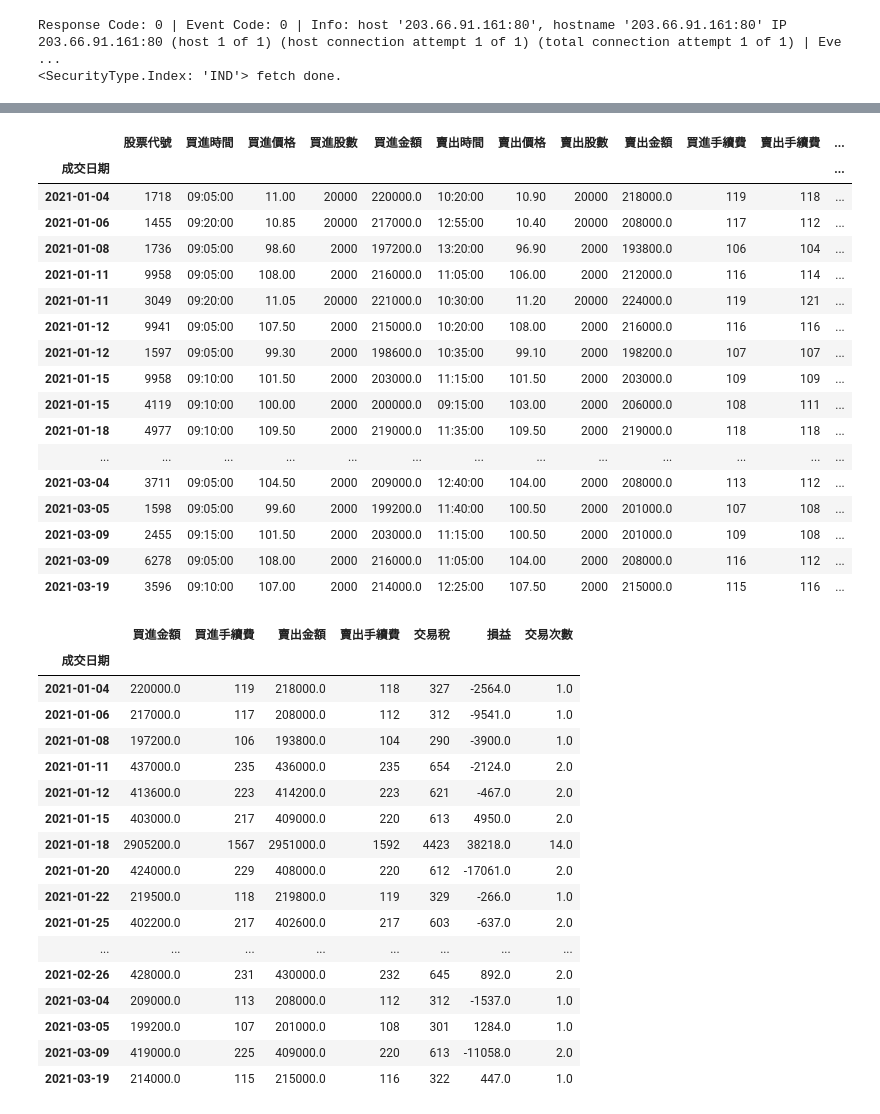
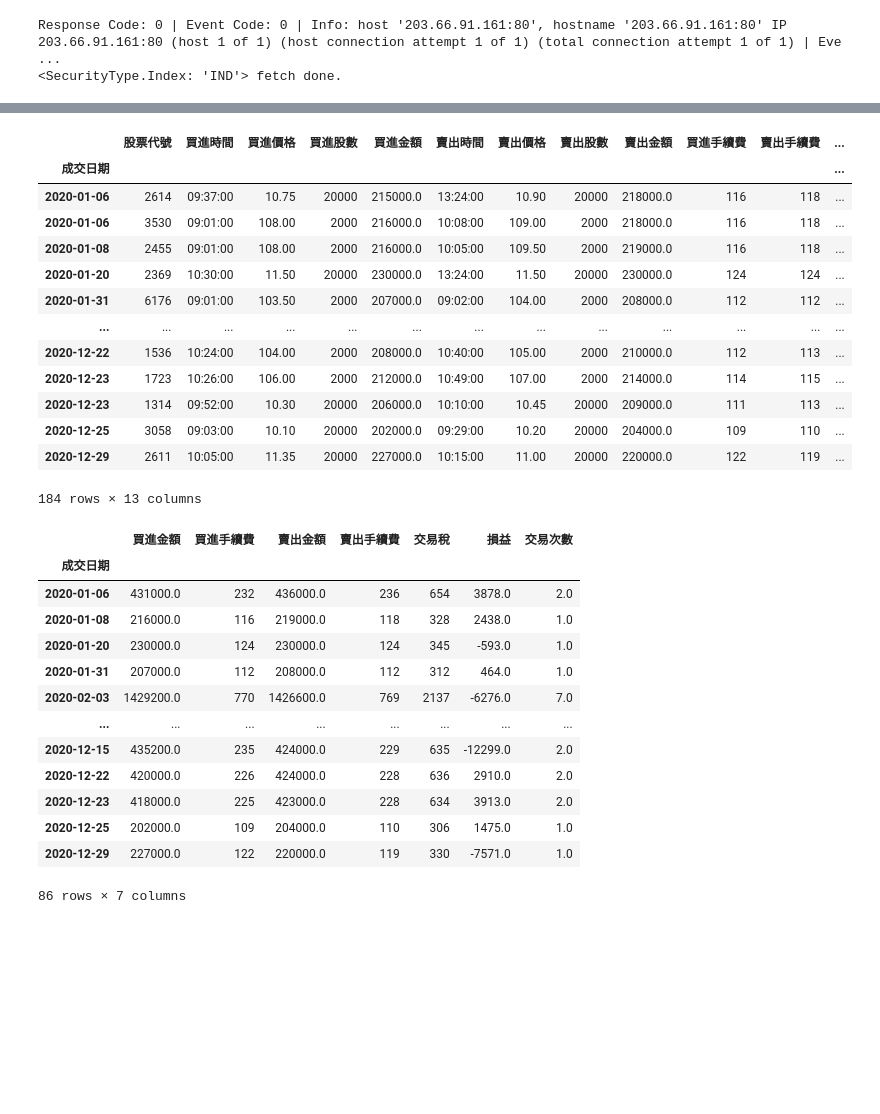
Before and after one commit to howielujah/python-program-trading, a Jupyter notebook: Ch03_09_2.ipynb, the cells around one changed output, grey strips where cells are left out. Drawn from its saved outputs; the diff is of its cells as text; code cells hidden in the pictures; blank space fills up the shorter version.

```diff
--- a/Ch03_09_2.ipynb
+++ b/Ch03_09_2.ipynb
@@ -56,7 +56,7 @@ def day_trading_backtest(code, date, connection, api):
     prev_trading_date = tw_calendar.previous_close(date).date()
 
     ticks = get_ticks(code, prev_trading_date, connection, api)[0].append(get_ticks(code, date, connection, api)[0])
-    kbars = ticks_to_kbars(ticks)
+    kbars = ticks_to_kbars(ticks, '1Min')
     if kbars.empty:
         return pd.DataFrame()
     kbars = get_technical_indicator(kbars)
@@ -86,8 +86,8 @@ def day_trading_backtest(code, date, connection, api):
 
         if (
             current_time <= date.replace(hour=10, minute=30, second=0) and
-            kbars.iloc[ts-1]['cci'] < -250 and
-            current_price < kbars.iloc[ts-1]['lower'] and
+            kbars.iloc[ts-1]['cci'] < -350 and
+            kbars.iloc[ts-2]['lower'] > current_price and
             position == 0
         ):
             if current_price < 20:
@@ -100,12 +100,12 @@ def day_trading_backtest(code, date, connection, api):
             print('[{}] buy {} at {}'.format(current_time, code, current_price))
 
         elif (
-            (current_price > open_price * 1.095 and position != 0) or
-            (current_price >= entry_price * 1.02 and kbars.iloc[ts-1]['cci'] <= 130 and position != 0) or
-#             (current_price <= entry_price * 0.98 and position != 0) or
+#             (current_price > open_price * 1.095 and position != 0) or
+            (current_price >= entry_price * 1.03 and position != 0) or
+            (current_price <= entry_price * 0.975 and position != 0) or
             (
-            kbars.iloc[ts-1]['cci'] > 130 and
-#             current_price > kbars.iloc[ts-1]['upper'] and
+            entry_price < current_price and
+            kbars.iloc[ts-1]['upper'] < current_price and
             position != 0)
         ):
             exit_price = current_price
@@ -115,7 +115,7 @@ def day_trading_backtest(code, date, connection, api):
             break
 
         elif (
-            current_time >= date.replace(hour=13, minute=20, second=0) and
+            current_time >= date.replace(hour=13, minute=24, second=0) and
             position != 0
         ):
 
@@ -220,6 +220,6 @@ def backtest(start_date, end_date, connection, api, discount=0.38):
 
     return transactions
 # %%
-transactions = backtest('2021/1/1', '2021/3/22', connection, api)
+transactions = backtest('2020/1/1', '2020/12/31', connection, api)
 transactions
 # %% [output]
@@ -243,21 +243,17 @@ transactions
 |  | 股票代號 | 買進時間 | 買進價格 | 買進股數 | 買進金額 | 賣出時間 | 賣出價格 | 賣出股數 | 賣出金額 | 買進手續費 | 賣出手續費 | ... |
 | 成交日期 |  |  |  |  |  |  |  |  |  |  |  | ... |
-| 2021-01-04 | 1718 | 09:05:00 | 11.00 | 20000 | 220000.0 | 10:20:00 | 10.90 | 20000 | 218000.0 | 119 | 118 | ... |
-| 2021-01-06 | 1455 | 09:20:00 | 10.85 | 20000 | 217000.0 | 12:55:00 | 10.40 | 20000 | 208000.0 | 117 | 112 | ... |
-| 2021-01-08 | 1736 | 09:05:00 | 98.60 | 2000 | 197200.0 | 13:20:00 | 96.90 | 2000 | 193800.0 | 106 | 104 | ... |
-| 2021-01-11 | 9958 | 09:05:00 | 108.00 | 2000 | 216000.0 | 11:05:00 | 106.00 | 2000 | 212000.0 | 116 | 114 | ... |
-| 2021-01-11 | 3049 | 09:20:00 | 11.05 | 20000 | 221000.0 | 10:30:00 | 11.20 | 20000 | 224000.0 | 119 | 121 | ... |
-| 2021-01-12 | 9941 | 09:05:00 | 107.50 | 2000 | 215000.0 | 10:20:00 | 108.00 | 2000 | 216000.0 | 116 | 116 | ... |
-| 2021-01-12 | 1597 | 09:05:00 | 99.30 | 2000 | 198600.0 | 10:35:00 | 99.10 | 2000 | 198200.0 | 107 | 107 | ... |
-| 2021-01-15 | 9958 | 09:10:00 | 101.50 | 2000 | 203000.0 | 11:15:00 | 101.50 | 2000 | 203000.0 | 109 | 109 | ... |
-| 2021-01-15 | 4119 | 09:10:00 | 100.00 | 2000 | 200000.0 | 09:15:00 | 103.00 | 2000 | 206000.0 | 108 | 111 | ... |
-| 2021-01-18 | 4977 | 09:10:00 | 109.50 | 2000 | 219000.0 | 11:35:00 | 109.50 | 2000 | 219000.0 | 118 | 118 | ... |
+| 2020-01-06 | 2614 | 09:37:00 | 10.75 | 20000 | 215000.0 | 13:24:00 | 10.90 | 20000 | 218000.0 | 116 | 118 | ... |
+| 2020-01-06 | 3530 | 09:01:00 | 108.00 | 2000 | 216000.0 | 10:08:00 | 109.00 | 2000 | 218000.0 | 116 | 118 | ... |
+| 2020-01-08 | 2455 | 09:01:00 | 108.00 | 2000 | 216000.0 | 10:05:00 | 109.50 | 2000 | 219000.0 | 116 | 118 | ... |
+| 2020-01-20 | 2369 | 10:30:00 | 11.50 | 20000 | 230000.0 | 13:24:00 | 11.50 | 20000 | 230000.0 | 124 | 124 | ... |
+| 2020-01-31 | 6176 | 09:01:00 | 103.50 | 2000 | 207000.0 | 09:02:00 | 104.00 | 2000 | 208000.0 | 112 | 112 | ... |
 | ... | ... | ... | ... | ... | ... | ... | ... | ... | ... | ... | ... | ... |
-| 2021-03-04 | 3711 | 09:05:00 | 104.50 | 2000 | 209000.0 | 12:40:00 | 104.00 | 2000 | 208000.0 | 113 | 112 | ... |
-| 2021-03-05 | 1598 | 09:05:00 | 99.60 | 2000 | 199200.0 | 11:40:00 | 100.50 | 2000 | 201000.0 | 107 | 108 | ... |
-| 2021-03-09 | 2455 | 09:15:00 | 101.50 | 2000 | 203000.0 | 11:15:00 | 100.50 | 2000 | 201000.0 | 109 | 108 | ... |
-| 2021-03-09 | 6278 | 09:05:00 | 108.00 | 2000 | 216000.0 | 11:05:00 | 104.00 | 2000 | 208000.0 | 116 | 112 | ... |
-| 2021-03-19 | 3596 | 09:10:00 | 107.00 | 2000 | 214000.0 | 12:25:00 | 107.50 | 2000 | 215000.0 | 115 | 116 | ... |
+| 2020-12-22 | 1536 | 10:24:00 | 104.00 | 2000 | 208000.0 | 10:40:00 | 105.00 | 2000 | 210000.0 | 112 | 113 | ... |
+| 2020-12-23 | 1723 | 10:26:00 | 106.00 | 2000 | 212000.0 | 10:49:00 | 107.00 | 2000 | 214000.0 | 114 | 115 | ... |
+| 2020-12-23 | 1314 | 09:52:00 | 10.30 | 20000 | 206000.0 | 10:10:00 | 10.45 | 20000 | 209000.0 | 111 | 113 | ... |
+| 2020-12-25 | 3058 | 09:03:00 | 10.10 | 20000 | 202000.0 | 09:29:00 | 10.20 | 20000 | 204000.0 | 109 | 110 | ... |
+| 2020-12-29 | 2611 | 10:05:00 | 11.35 | 20000 | 227000.0 | 10:15:00 | 11.00 | 20000 | 220000.0 | 122 | 119 | ... |
+184 rows × 13 columns
 # %%
 daily_profit_loss = transactions.resample('D').sum()
 daily_profit_loss['交易次數'] = transactions.groupby('成交日期').size()
@@ -268,22 +264,18 @@ daily_profit_loss
 # %% [output]
 |  | 買進金額 | 買進手續費 | 賣出金額 | 賣出手續費 | 交易稅 | 損益 | 交易次數 |
 | 成交日期 |  |  |  |  |  |  |  |
-| 2021-01-04 | 220000.0 | 119 | 218000.0 | 118 | 327 | -2564.0 | 1.0 |
-| 2021-01-06 | 217000.0 | 117 | 208000.0 | 112 | 312 | -9541.0 | 1.0 |
-| 2021-01-08 | 197200.0 | 106 | 193800.0 | 104 | 290 | -3900.0 | 1.0 |
-| 2021-01-11 | 437000.0 | 235 | 436000.0 | 235 | 654 | -2124.0 | 2.0 |
-| 2021-01-12 | 413600.0 | 223 | 414200.0 | 223 | 621 | -467.0 | 2.0 |
-| 2021-01-15 | 403000.0 | 217 | 409000.0 | 220 | 613 | 4950.0 | 2.0 |
-| 2021-01-18 | 2905200.0 | 1567 | 2951000.0 | 1592 | 4423 | 38218.0 | 14.0 |
-| 2021-01-20 | 424000.0 | 229 | 408000.0 | 220 | 612 | -17061.0 | 2.0 |
-| 2021-01-22 | 219500.0 | 118 | 219800.0 | 119 | 329 | -266.0 | 1.0 |
-| 2021-01-25 | 402200.0 | 217 | 402600.0 | 217 | 603 | -637.0 | 2.0 |
+| 2020-01-06 | 431000.0 | 232 | 436000.0 | 236 | 654 | 3878.0 | 2.0 |
+| 2020-01-08 | 216000.0 | 116 | 219000.0 | 118 | 328 | 2438.0 | 1.0 |
+| 2020-01-20 | 230000.0 | 124 | 230000.0 | 124 | 345 | -593.0 | 1.0 |
+| 2020-01-31 | 207000.0 | 112 | 208000.0 | 112 | 312 | 464.0 | 1.0 |
+| 2020-02-03 | 1429200.0 | 770 | 1426600.0 | 769 | 2137 | -6276.0 | 7.0 |
 | ... | ... | ... | ... | ... | ... | ... | ... |
-| 2021-02-26 | 428000.0 | 231 | 430000.0 | 232 | 645 | 892.0 | 2.0 |
-| 2021-03-04 | 209000.0 | 113 | 208000.0 | 112 | 312 | -1537.0 | 1.0 |
-| 2021-03-05 | 199200.0 | 107 | 201000.0 | 108 | 301 | 1284.0 | 1.0 |
-| 2021-03-09 | 419000.0 | 225 | 409000.0 | 220 | 613 | -11058.0 | 2.0 |
-| 2021-03-19 | 214000.0 | 115 | 215000.0 | 116 | 322 | 447.0 | 1.0 |
+| 2020-12-15 | 435200.0 | 235 | 424000.0 | 229 | 635 | -12299.0 | 2.0 |
+| 2020-12-22 | 420000.0 | 226 | 424000.0 | 228 | 636 | 2910.0 | 2.0 |
+| 2020-12-23 | 418000.0 | 225 | 423000.0 | 228 | 634 | 3913.0 | 2.0 |
+| 2020-12-25 | 202000.0 | 109 | 204000.0 | 110 | 306 | 1475.0 | 1.0 |
+| 2020-12-29 | 227000.0 | 122 | 220000.0 | 119 | 330 | -7571.0 | 1.0 |
+86 rows × 7 columns
 # %%
 monthly_profit_loss = daily_profit_loss.resample('M').sum()
 monthly_profit_loss
```
Also changed, not shown: parts of 6 cells of this notebook.
